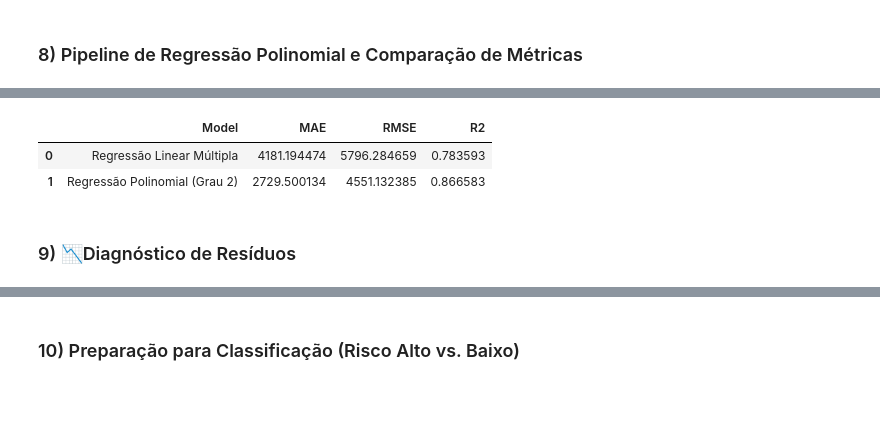
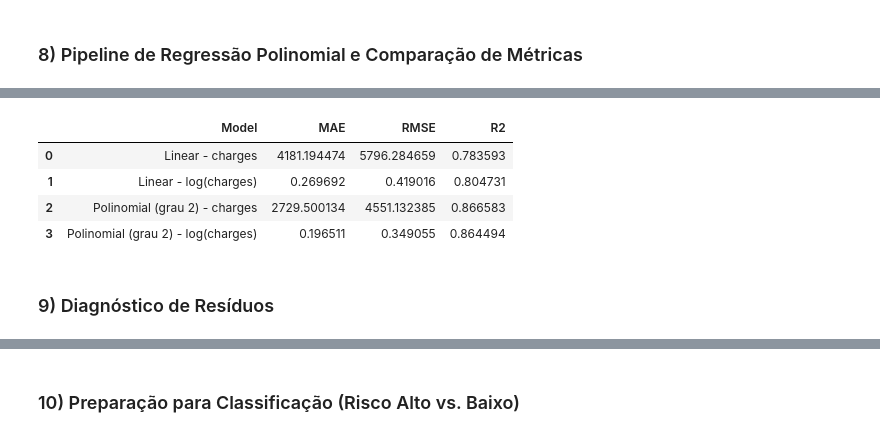
Before and after one commit to FilipeSucupira/projeto-estatistica-custos-medicos, a Jupyter notebook: notebook.ipynb, the cells around one changed output, grey strips where cells are left out. Cells and saved outputs as stored; diff of their text form; code cells hidden in the pictures; blank space fills up the shorter version.

```diff
--- a/notebook.ipynb
+++ b/notebook.ipynb
@@ -541,0 +618,12 @@ CONCLUSÃO: A região tem impacto estatisticamente relevante nos custos.
+# %%
+mean_val = df['log_charges'].mean()
+median_val = df['log_charges'].median()
+p75 = df['log_charges'].quantile(0.75)
+p90 = df['log_charges'].quantile(0.90)
+
+cutoffs = pd.DataFrame({
+    'Método': ['Média', 'Mediana', 'Percentil 75', 'Percentil 90'],
+    'Valor de Corte (log charges)': [mean_val, median_val, p75, p90]
+})
+
+cutoffs
@@ -541,0 +636,5 @@ CONCLUSÃO: A região tem impacto estatisticamente relevante nos custos.
+# %%
+threshold = p75
+
+df['high_cost'] = (df['log_charges'] > threshold).astype(int)
+df['high_cost'].value_counts(normalize=True).round(3)
@@ -640,11 +772,7 @@ NOTA: Se 'sex_male' ou 'region' aparecerem como irrelevantes, considere removê-
 # %% [markdown]
 ### 8) Pipeline de Regressão Polinomial e Comparação de Métricas
 # %%
-from sklearn.linear_model import LinearRegression
-from sklearn.metrics import mean_absolute_error, mean_squared_error, r2_score
-
-# Função auxiliar para avaliar modelos
-def evaluate_model(y_true, y_pred, model_name):
+def evaluate_modelo(y_true, y_pred, model_name):
     mae = mean_absolute_error(y_true, y_pred)
     rmse = np.sqrt(mean_squared_error(y_true, y_pred))
     r2 = r2_score(y_true, y_pred)
@@ -657,27 +785,40 @@ def evaluate_model(y_true, y_pred, model_name):
 
 results = []
 
-# 1. Regressão Linear (Standard)
-lr = LinearRegression()
-lr.fit(X_train, y_train)
-y_pred_lr = lr.predict(X_test)
-results.append(evaluate_model(y_test, y_pred_lr, "Regressão Linear Múltipla"))
+# 1. Regressão Linear Múltipla - TARGET: charges
+lr_ch = LinearRegression()
+lr_ch.fit(X_train, y_train_ch)
+y_pred_lr_ch = lr_ch.predict(X_test)
+results.append(evaluate_modelo(y_test_ch, y_pred_lr_ch, "Linear - charges"))
 
-print("\n" + "="*30 + "\n")
+print("\n" + "="*40 + "\n")
 
-# 2. Regressão Polinomial (Grau 2)
-# Cria interações (ex: bmi^2, bmi * smoker, idade * bmi)
+# 2. Regressão Linear Múltipla - TARGET: log_charges
+lr_log = LinearRegression()
+lr_log.fit(X_train, y_train_log)
+y_pred_lr_log = lr_log.predict(X_test)
+results.append(evaluate_modelo(y_test_log, y_pred_lr_log, "Linear - log(charges)"))
+
+print("\n" + "="*40 + "\n")
+
+# 3. Regressão Polinomial (grau 2) - TARGET: charges
 poly = PolynomialFeatures(degree=2, include_bias=False)
 X_train_poly = poly.fit_transform(X_train)
 X_test_poly = poly.transform(X_test)
 
-poly_reg = LinearRegression()
-poly_reg.fit(X_train_poly, y_train)
-y_pred_poly = poly_reg.predict(X_test_poly)
+poly_ch = LinearRegression()
+poly_ch.fit(X_train_poly, y_train_ch)
+y_pred_poly_ch = poly_ch.predict(X_test_poly)
+results.append(evaluate_modelo(y_test_ch, y_pred_poly_ch, "Polinomial (grau 2) - charges"))
 
-results.append(evaluate_model(y_test, y_pred_poly, "Regressão Polinomial (Grau 2)"))
+print("\n" + "="*40 + "\n")
 
-# Comparativo Visual
+# 4. Regressão Polinomial (grau 2) - TARGET: log_charges
+poly_log = LinearRegression()
+poly_log.fit(X_train_poly, y_train_log)
+y_pred_poly_log = poly_log.predict(X_test_poly)
+results.append(evaluate_modelo(y_test_log, y_pred_poly_log, "Polinomial (grau 2) - log(charges)"))
+
 df_results = pd.DataFrame(results)
 print("\n--- Comparativo de Performance ---")
 display(df_results)
@@ -696,8 +841,10 @@ R²:   0.8666
 
 --- Comparativo de Performance ---
 |  | Model | MAE | RMSE | R2 |
-| 0 | Regressão Linear Múltipla | 4181.194474 | 5796.284659 | 0.783593 |
-| 1 | Regressão Polinomial (Grau 2) | 2729.500134 | 4551.132385 | 0.866583 |
+| 0 | Linear - charges | 4181.194474 | 5796.284659 | 0.783593 |
+| 1 | Linear - log(charges) | 0.269692 | 0.419016 | 0.804731 |
+| 2 | Polinomial (grau 2) - charges | 2729.500134 | 4551.132385 | 0.866583 |
+| 3 | Polinomial (grau 2) - log(charges) | 0.196511 | 0.349055 | 0.864494 |
 # %% [markdown]
-### 9) 📉Diagnóstico de Resíduos
+### 9) Diagnóstico de Resíduos
 # %%
```
Also changed, not shown: parts of 61 cells of this notebook, 1 other file.
